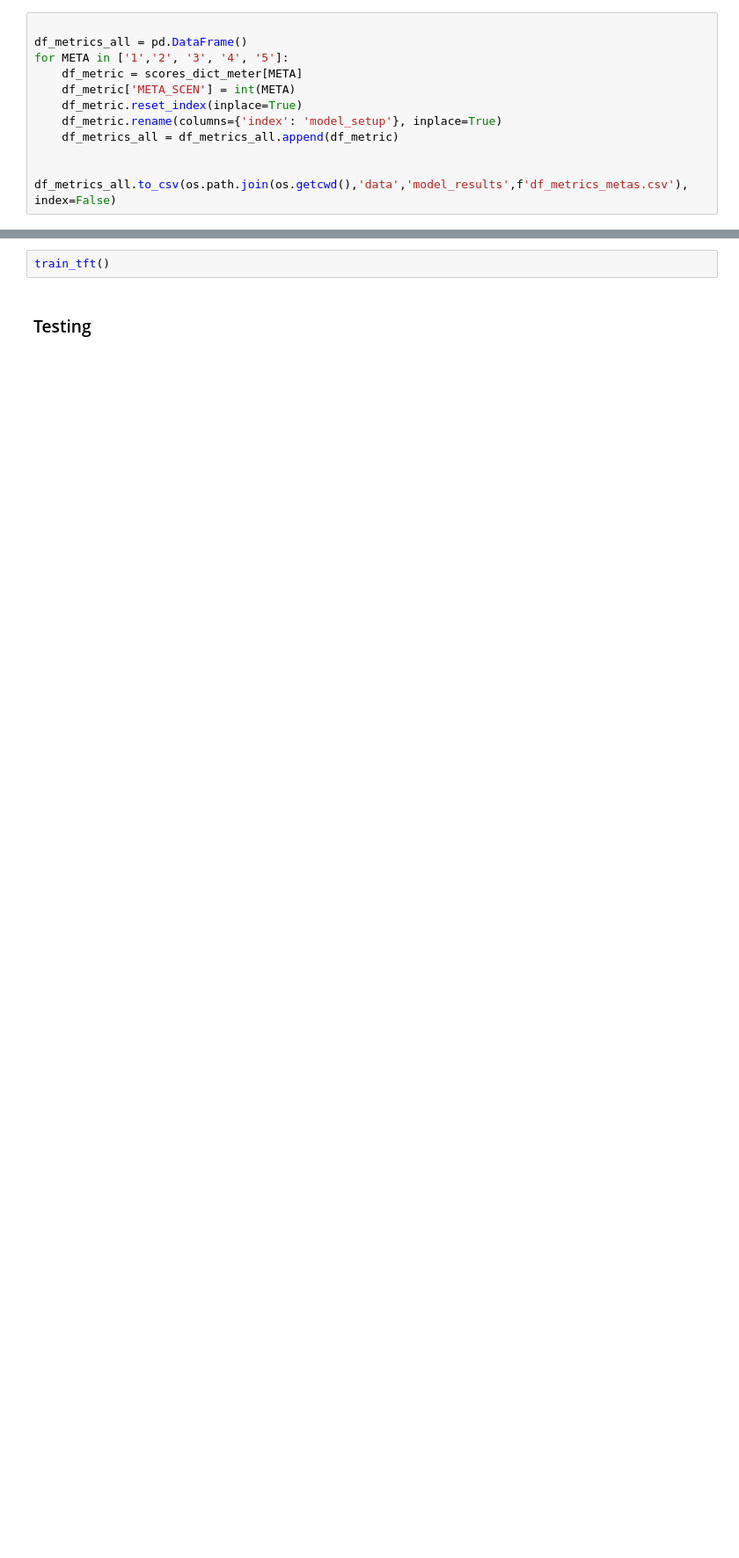
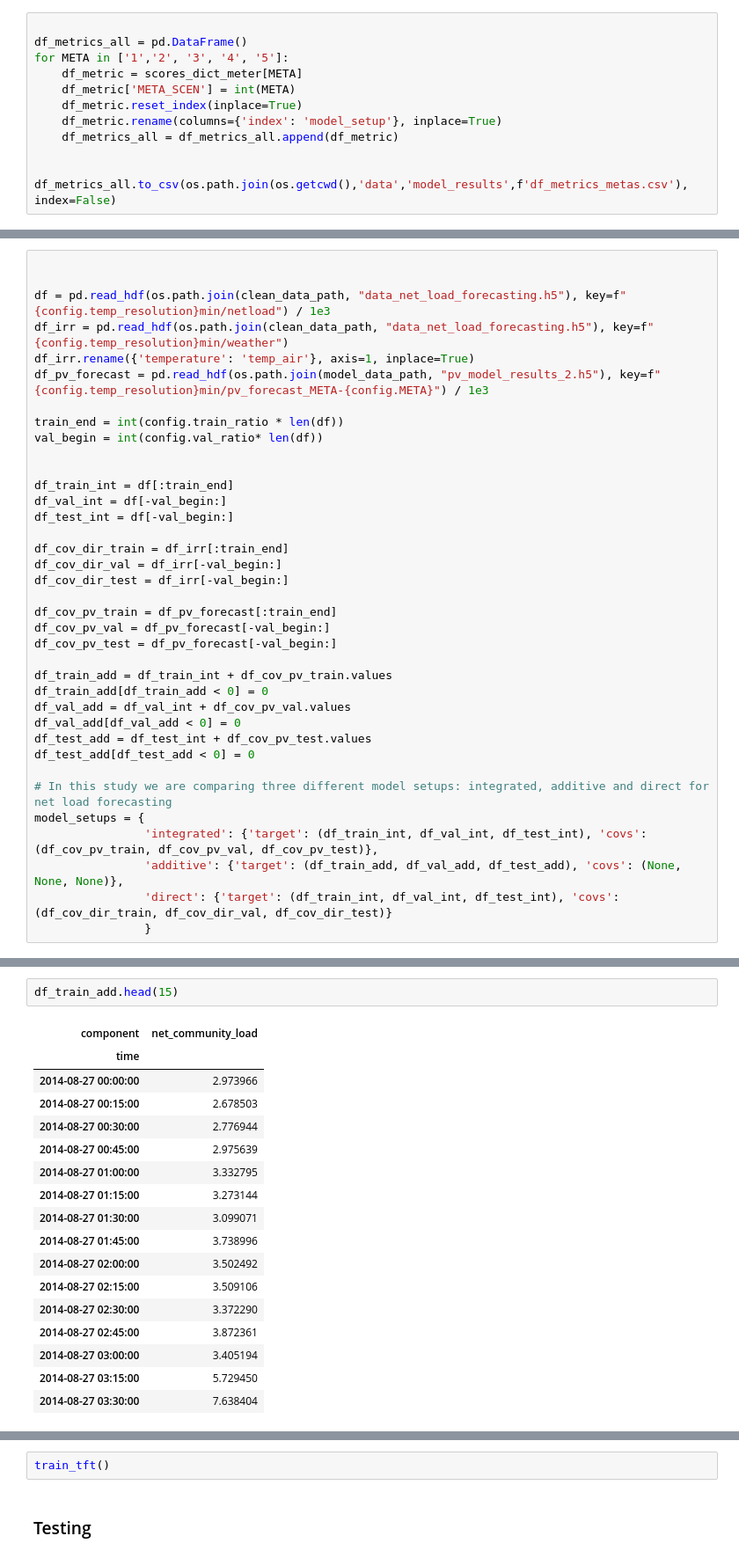
Before and after one commit to nikohou/net-load-forecasting, a Jupyter notebook: notebooks/data_driven_modeling.ipynb, the cells around one changed output, grey strips where cells are left out. Shown at 88% size. Drawn from its saved outputs; the diff is of its cells as text; blank space fills up the shorter version.

```diff
--- a/notebooks/data_driven_modeling.ipynb
+++ b/notebooks/data_driven_modeling.ipynb
@@ -603,0 +581,37 @@ df_metrics_all.to_csv(os.path.join(os.getcwd(),'data','model_results',f'df_metri
+# %%
+
+
+df = pd.read_hdf(os.path.join(clean_data_path, "data_net_load_forecasting.h5"), key=f"{config.temp_resolution}min/netload") / 1e3
+df_irr = pd.read_hdf(os.path.join(clean_data_path, "data_net_load_forecasting.h5"), key=f"{config.temp_resolution}min/weather")
+df_irr.rename({'temperature': 'temp_air'}, axis=1, inplace=True)
+df_pv_forecast = pd.read_hdf(os.path.join(model_data_path, "pv_model_results_2.h5"), key=f"{config.temp_resolution}min/pv_forecast_META-{config.META}") / 1e3
+
+train_end = int(config.train_ratio * len(df))
+val_begin = int(config.val_ratio* len(df))
+
+
+df_train_int = df[:train_end]
+df_val_int = df[-val_begin:]
+df_test_int = df[-val_begin:]
+
+df_cov_dir_train = df_irr[:train_end]
+df_cov_dir_val = df_irr[-val_begin:]
+df_cov_dir_test = df_irr[-val_begin:]
+
+df_cov_pv_train = df_pv_forecast[:train_end]
+df_cov_pv_val = df_pv_forecast[-val_begin:]
+df_cov_pv_test = df_pv_forecast[-val_begin:]
+
+df_train_add = df_train_int + df_cov_pv_train.values
+df_train_add[df_train_add < 0] = 0
+df_val_add = df_val_int + df_cov_pv_val.values
+df_val_add[df_val_add < 0] = 0
+df_test_add = df_test_int + df_cov_pv_test.values
+df_test_add[df_test_add < 0] = 0
+
+# In this study we are comparing three different model setups: integrated, additive and direct for net load forecasting
+model_setups = {
+                'integrated': {'target': (df_train_int, df_val_int, df_test_int), 'covs': (df_cov_pv_train, df_cov_pv_val, df_cov_pv_test)},
+                'additive': {'target': (df_train_add, df_val_add, df_test_add), 'covs': (None, None, None)},
+                'direct': {'target': (df_train_int, df_val_int, df_test_int), 'covs': (df_cov_dir_train, df_cov_dir_val, df_cov_dir_test)}
+                }
@@ -603,0 +656,20 @@ df_metrics_all.to_csv(os.path.join(os.getcwd(),'data','model_results',f'df_metri
+# %%
+df_train_add.head(15)
+# %% [output]
+| component | net_community_load |
+| time |  |
+| 2014-08-27 00:00:00 | 2.973966 |
+| 2014-08-27 00:15:00 | 2.678503 |
+| 2014-08-27 00:30:00 | 2.776944 |
+| 2014-08-27 00:45:00 | 2.975639 |
+| 2014-08-27 01:00:00 | 3.332795 |
+| 2014-08-27 01:15:00 | 3.273144 |
+| 2014-08-27 01:30:00 | 3.099071 |
+| 2014-08-27 01:45:00 | 3.738996 |
+| 2014-08-27 02:00:00 | 3.502492 |
+| 2014-08-27 02:15:00 | 3.509106 |
+| 2014-08-27 02:30:00 | 3.372290 |
+| 2014-08-27 02:45:00 | 3.872361 |
+| 2014-08-27 03:00:00 | 3.405194 |
+| 2014-08-27 03:15:00 | 5.729450 |
+| 2014-08-27 03:30:00 | 7.638404 |
```
Also changed, not shown: parts of 13 cells of this notebook, 4 other files.
